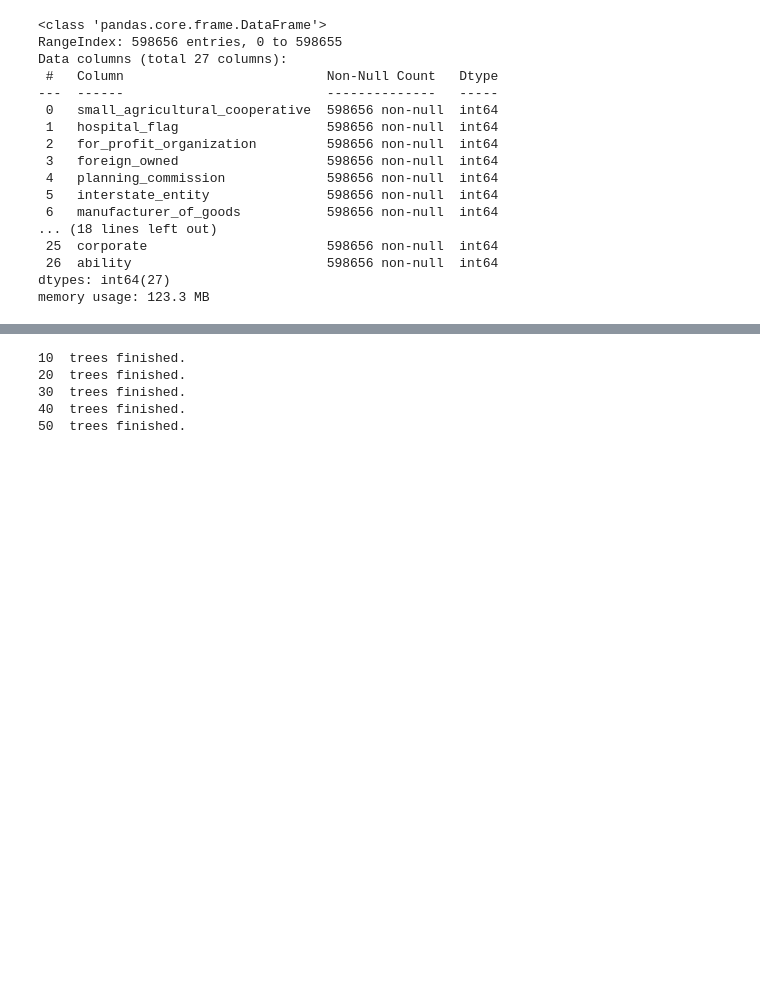
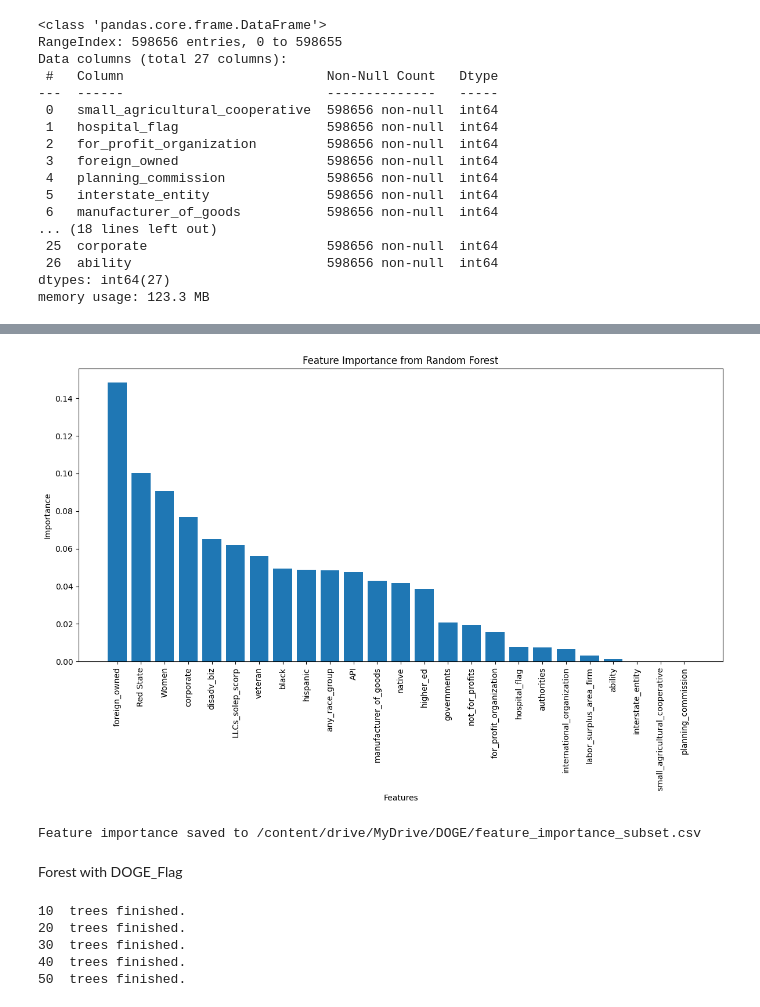
Before and after one commit to etmcrae/Who-Got-DOGEd-, a Jupyter notebook: Random_Forest.ipynb, the cells around one changed output, grey strips where cells are left out. Cells and saved outputs as stored; diff of their text form; code cells hidden in the pictures; blank space fills up the shorter version.

```diff
--- a/Random_Forest.ipynb
+++ b/Random_Forest.ipynb
@@ -23,6 +23,15 @@ file_path2 = ('/content/drive/MyDrive/DOGE/df_mod2.csv')
 df2 = pd.read_csv(file_path2)
 file_path3 = ('/content/drive/MyDrive/DOGE/df_mod3.csv')
 df3 = pd.read_csv(file_path3)
+file_path4 = ('/content/drive/MyDrive/DOGE/df_mod4.csv')
+df4 = pd.read_csv(file_path4)
+fiie_path5 = ('/content/drive/MyDrive/DOGE/df_cleaned.csv')
+df5 = pd.read_csv(fiie_path5)
+fiie_path6 = ('/content/drive/MyDrive/DOGE/df_merged.csv')
+df6 = pd.read_csv(fiie_path6)
+outliers_removed = ('/content/drive/MyDrive/DOGE/outliers_removed.csv')
+outliers = pd.read_csv(outliers_removed)
+
 print("File loaded successfully!")
 print(df.head())
 # %% [output]
@@ -68,0 +135,7 @@ memory usage: 123.3 MB
+# %%
+df4.drop('total_dollars_obligated', axis=1, inplace=True)
+df4.drop('award_id_piid', axis=1, inplace=True)
+df4.drop('misc_minority', axis=1, inplace=True)
+df4.drop('piid', axis=1, inplace=True)
+df4.drop('DOGE_Flag', axis=1, inplace=True)
+df4.info()
@@ -119,3 +438,37 @@ memory usage: 123.3 MB
+# %%
+rfModel = RandomForestRegressor(n_estimators=50, random_state=42) # Using 50 trees as an example
+rfModel.fit(X, y)
+
+# Get feature importances from the fitted model
+feature_importances = rfModel.feature_importances_
+
+# Create a DataFrame to store features and their importances
+feature_importance_df = pd.DataFrame({'feature': X.columns, 'importance': feature_importances})
+
+# Sort the features by importance in descending order
+feature_importance_df = feature_importance_df.sort_values('importance', ascending=False)
+
+# Plot the feature importances
+plt.figure(figsize=(12, 8))
+plt.bar(feature_importance_df['feature'], feature_importance_df['importance'])
+plt.xticks(rotation=90)
+plt.xlabel('Features')
+plt.ylabel('Importance')
+plt.title('Feature Importance from Random Forest')
+plt.tight_layout()
+plt.show()
+# %% [output]
+[figure, added]
+# %%
+# Save the feature importance DataFrame to a CSV file in Google Drive
+output_path = '/content/drive/MyDrive/DOGE/feature_importance_subset.csv'
+feature_importance_df.to_csv(output_path, index=False)
+
+print(f"Feature importance saved to {output_path}")
+# %% [output]
+Feature importance saved to /content/drive/MyDrive/DOGE/feature_importance_subset.csv
+# %% [markdown]
+Forest with DOGE_Flag
 # %%
 X = df_sample.drop('DOGE_Flag', axis = 1)
 y = df_sample['DOGE_Flag']
```
Also changed, not shown: parts of 29 cells of this notebook.
